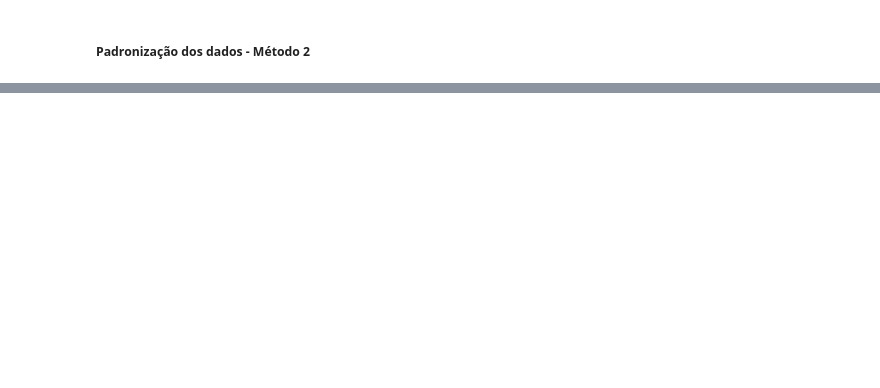
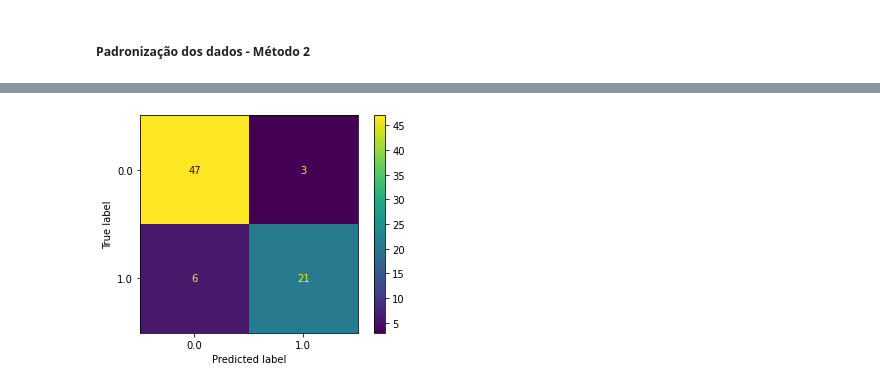
Before and after one commit to xkayo32/ML-Diabetes, a Jupyter notebook: main.ipynb, the cells around one changed output, grey strips where cells are left out. Saved outputs shown, nothing was run; the diff lists cells and outputs as text; code cells hidden in the pictures; blank space fills up the shorter version.

```diff
--- a/main.ipynb
+++ b/main.ipynb
@@ -278,0 +381,6 @@ modelo
+# %%
+X_treinamento_p,X_teste_p,y_treinamento_p,y_teste_p = train_test_split(padrao_rescaled,y,test_size=0.1,stratify=y,random_state=49) # Padronizada, usando o stratify
+clf = LazyClassifier(verbose=0, ignore_warnings=True, custom_metric=None)
+modelo_p, predictions_p = clf.fit(
+    X_treinamento_p, X_teste_p, y_treinamento_p, y_teste_p)
+modelo_p
@@ -293,0 +445,4 @@ plot_confusion_matrix(lda,X_teste_n,y_teste_n)
+# %%
+plot_confusion_matrix(nu_svc_p,X_teste_p,y_teste_p);
+# %% [output]
+[figure, added]
```
Also changed, not shown: parts of 45 cells of this notebook.
